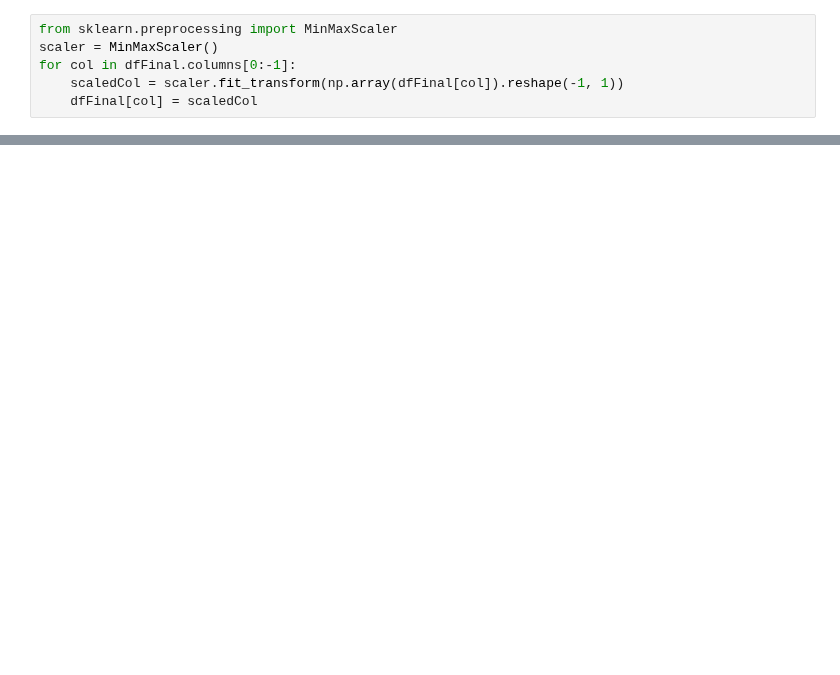
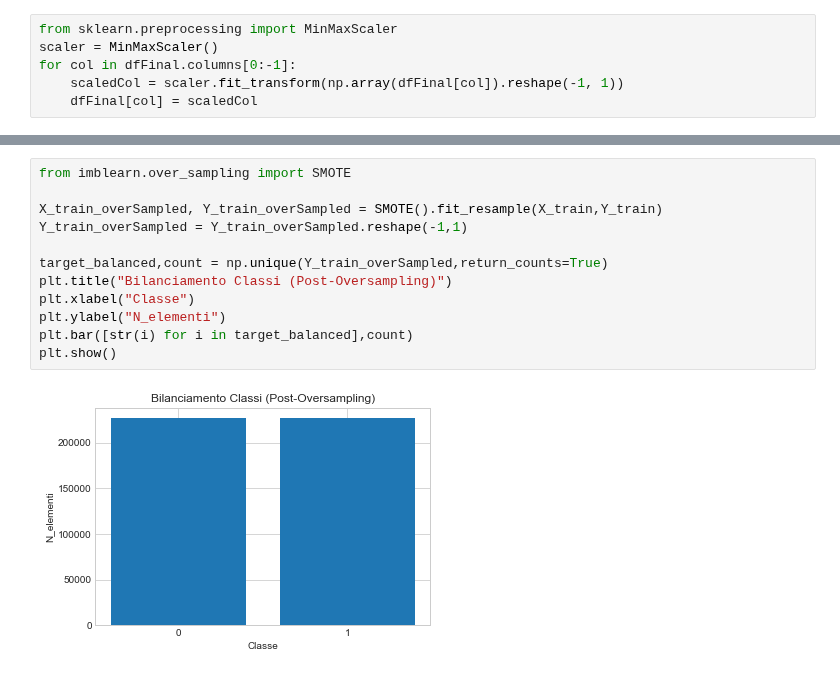
Before and after one commit to giridhar123/BigData, a Jupyter notebook: Notebook.ipynb, the cells around one changed output, grey strips where cells are left out. Cells and saved outputs as stored; diff of their text form; blank space fills up the shorter version.

```diff
--- a/Notebook.ipynb
+++ b/Notebook.ipynb
@@ -619,0 +507,14 @@ gridSearch.fit(X_train, Y_train)
+# %%
+from imblearn.over_sampling import SMOTE
+
+X_train_overSampled, Y_train_overSampled = SMOTE().fit_resample(X_train,Y_train)
+Y_train_overSampled = Y_train_overSampled.reshape(-1,1)
+
+target_balanced,count = np.unique(Y_train_overSampled,return_counts=True)
+plt.title("Bilanciamento Classi (Post-Oversampling)")
+plt.xlabel("Classe")
+plt.ylabel("N_elementi")
+plt.bar([str(i) for i in target_balanced],count)
+plt.show()
+# %% [output]
+[figure, added]
```
Also changed, not shown: parts of 115 cells of this notebook.
